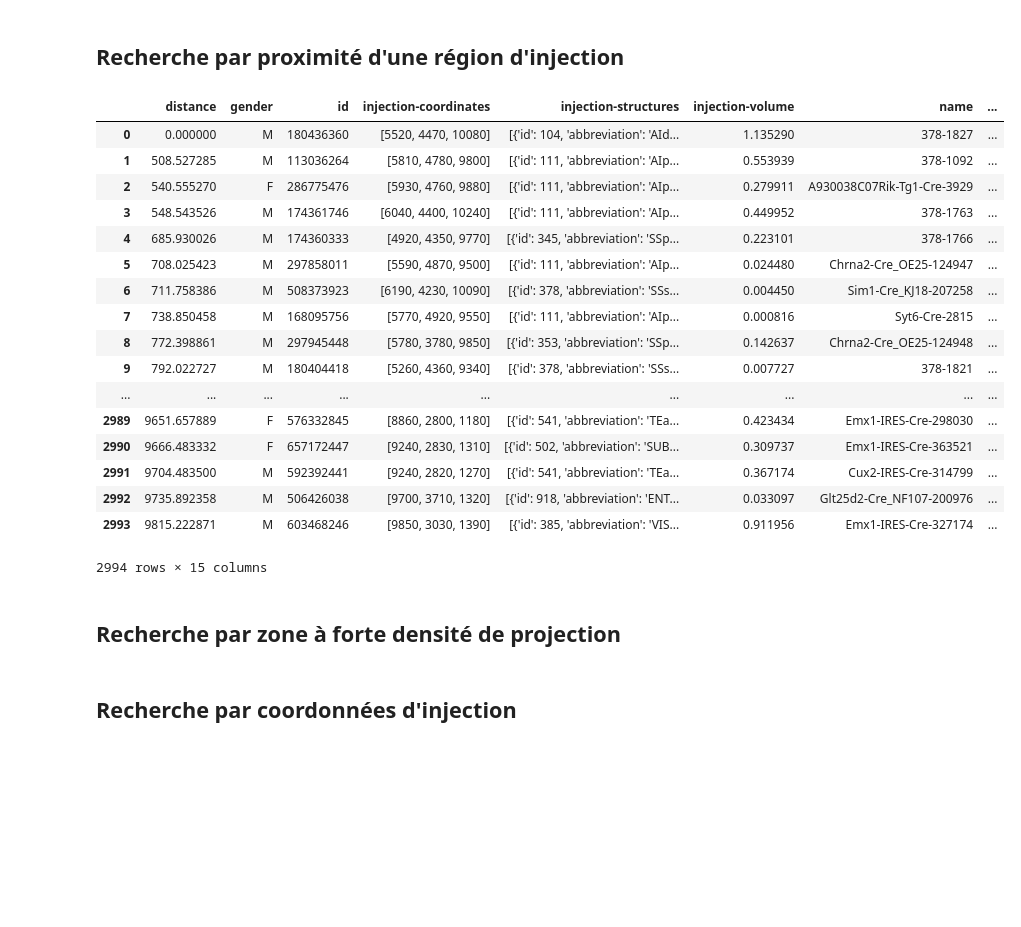
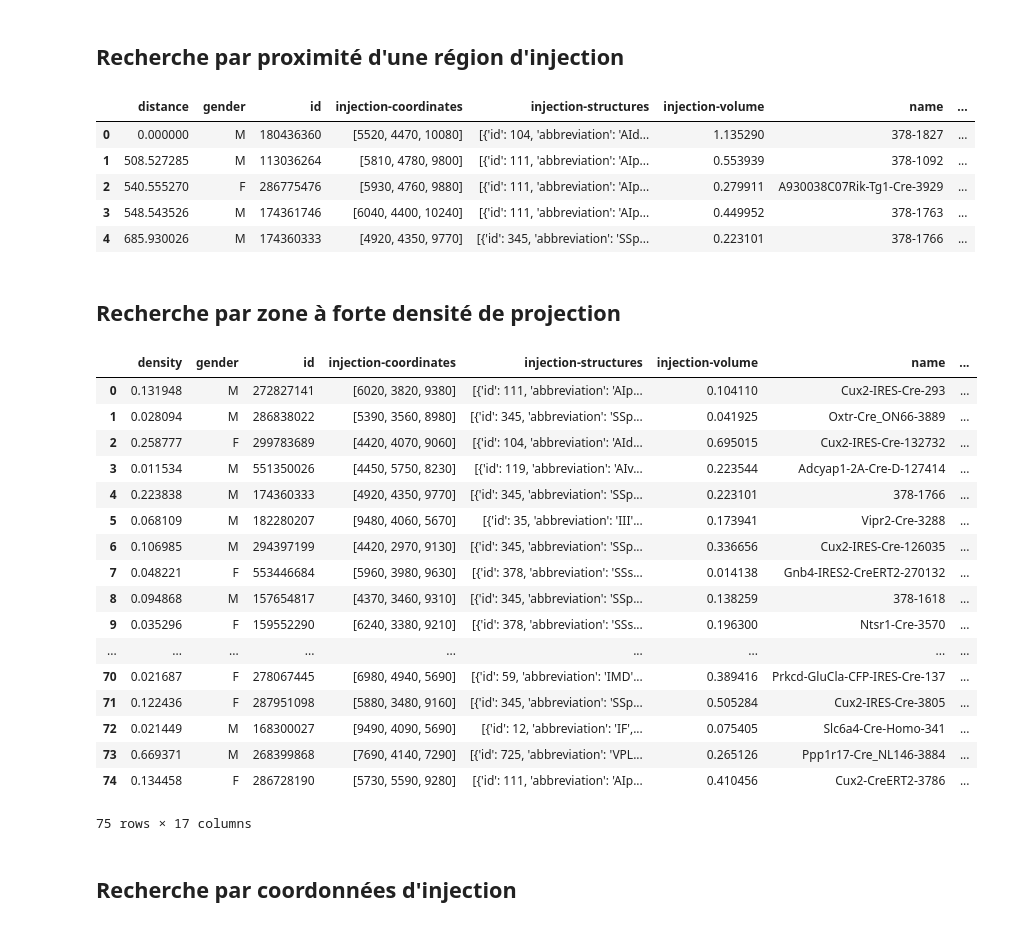
Before and after one commit to linum-uqam/m2m, a Jupyter notebook: src/essais.ipynb, the cells around one changed output. Saved outputs shown, nothing was run; the diff lists cells and outputs as text; code cells hidden in the pictures; blank space fills up the shorter version.

Commit message:
issue #4 : 1er appel API par seuil de densité

```diff
--- a/src/essais.ipynb
+++ b/src/essais.ipynb
@@ -20,37 +20,28 @@ experiments
 # %%
 # experiment_injection_coordinate_search (regions d'injections)
 import pandas as pd
 from allensdk.api.queries.mouse_connectivity_api import MouseConnectivityApi
 
 mca = MouseConnectivityApi()
 
-# get metadata for all experiments
-#http://api.brain-map.org/api/v2/data/query.xml?criteria=service::mouse_connectivity_injection_coordinate[seed_point$eq5520,4470,10080]
-
+# get metadata for all experiments near the injection coordinates
+    # configure the coordinates
 x = 5520
 y = 4470
 z = 10080
 injection_coordinates = [x, y, z]
+
+    # API request on this link http://api.brain-map.org/api/v2/data/query.xml?criteria=service::mouse_connectivity_injection_coordinate[seed_point$eq5520,4470,10080]
 nearby_experiment = mca.experiment_injection_coordinate_search(seed_point=injection_coordinates)
-pd.DataFrame(nearby_experiment)
+
+    # display the experiments
+pd.DataFrame(nearby_experiment).head()
 # %% [output]
 |  | distance | gender | id | injection-coordinates | injection-structures | injection-volume | name | ... |
 | 0 | 0.000000 | M | 180436360 | [5520, 4470, 10080] | [{'id': 104, 'abbreviation': 'AId... | 1.135290 | 378-1827 | ... |
 | 1 | 508.527285 | M | 113036264 | [5810, 4780, 9800] | [{'id': 111, 'abbreviation': 'AIp... | 0.553939 | 378-1092 | ... |
 | 2 | 540.555270 | F | 286775476 | [5930, 4760, 9880] | [{'id': 111, 'abbreviation': 'AIp... | 0.279911 | A930038C07Rik-Tg1-Cre-3929 | ... |
 | 3 | 548.543526 | M | 174361746 | [6040, 4400, 10240] | [{'id': 111, 'abbreviation': 'AIp... | 0.449952 | 378-1763 | ... |
 | 4 | 685.930026 | M | 174360333 | [4920, 4350, 9770] | [{'id': 345, 'abbreviation': 'SSp... | 0.223101 | 378-1766 | ... |
-| 5 | 708.025423 | M | 297858011 | [5590, 4870, 9500] | [{'id': 111, 'abbreviation': 'AIp... | 0.024480 | Chrna2-Cre_OE25-124947 | ... |
-| 6 | 711.758386 | M | 508373923 | [6190, 4230, 10090] | [{'id': 378, 'abbreviation': 'SSs... | 0.004450 | Sim1-Cre_KJ18-207258 | ... |
-| 7 | 738.850458 | M | 168095756 | [5770, 4920, 9550] | [{'id': 111, 'abbreviation': 'AIp... | 0.000816 | Syt6-Cre-2815 | ... |
-| 8 | 772.398861 | M | 297945448 | [5780, 3780, 9850] | [{'id': 353, 'abbreviation': 'SSp... | 0.142637 | Chrna2-Cre_OE25-124948 | ... |
-| 9 | 792.022727 | M | 180404418 | [5260, 4360, 9340] | [{'id': 378, 'abbreviation': 'SSs... | 0.007727 | 378-1821 | ... |
-| ... | ... | ... | ... | ... | ... | ... | ... | ... |
-| 2989 | 9651.657889 | F | 576332845 | [8860, 2800, 1180] | [{'id': 541, 'abbreviation': 'TEa... | 0.423434 | Emx1-IRES-Cre-298030 | ... |
-| 2990 | 9666.483332 | F | 657172447 | [9240, 2830, 1310] | [{'id': 502, 'abbreviation': 'SUB... | 0.309737 | Emx1-IRES-Cre-363521 | ... |
-| 2991 | 9704.483500 | M | 592392441 | [9240, 2820, 1270] | [{'id': 541, 'abbreviation': 'TEa... | 0.367174 | Cux2-IRES-Cre-314799 | ... |
-| 2992 | 9735.892358 | M | 506426038 | [9700, 3710, 1320] | [{'id': 918, 'abbreviation': 'ENT... | 0.033097 | Glt25d2-Cre_NF107-200976 | ... |
-| 2993 | 9815.222871 | M | 603468246 | [9850, 3030, 1390] | [{'id': 385, 'abbreviation': 'VIS... | 0.911956 | Emx1-IRES-Cre-327174 | ... |
-2994 rows × 15 columns
 # %% [markdown]
 ## Recherche par zone à forte densité de projection
@@ -59,3 +48,40 @@ pd.DataFrame(nearby_experiment)
+# %%
+# experiment_spatial_search (densité)
+import pandas as pd
+from allensdk.api.queries.mouse_connectivity_api import MouseConnectivityApi
+
+mca = MouseConnectivityApi()
+
+    # configure the coordinates
+x = 5520
+y = 4470
+z = 10080
+injection_coordinates = [x, y, z]
+
+    # API request
+sections_data_sets = mca.experiment_spatial_search(seed_point=injection_coordinates)
+
+    # display the experiments
+pd.DataFrame(sections_data_sets)
+# %% [output]
+|  | density | gender | id | injection-coordinates | injection-structures | injection-volume | name | ... |
+| 0 | 0.131948 | M | 272827141 | [6020, 3820, 9380] | [{'id': 111, 'abbreviation': 'AIp... | 0.104110 | Cux2-IRES-Cre-293 | ... |
+| 1 | 0.028094 | M | 286838022 | [5390, 3560, 8980] | [{'id': 345, 'abbreviation': 'SSp... | 0.041925 | Oxtr-Cre_ON66-3889 | ... |
+| 2 | 0.258777 | F | 299783689 | [4420, 4070, 9060] | [{'id': 104, 'abbreviation': 'AId... | 0.695015 | Cux2-IRES-Cre-132732 | ... |
+| 3 | 0.011534 | M | 551350026 | [4450, 5750, 8230] | [{'id': 119, 'abbreviation': 'AIv... | 0.223544 | Adcyap1-2A-Cre-D-127414 | ... |
+| 4 | 0.223838 | M | 174360333 | [4920, 4350, 9770] | [{'id': 345, 'abbreviation': 'SSp... | 0.223101 | 378-1766 | ... |
+| 5 | 0.068109 | M | 182280207 | [9480, 4060, 5670] | [{'id': 35, 'abbreviation': 'III'... | 0.173941 | Vipr2-Cre-3288 | ... |
+| 6 | 0.106985 | M | 294397199 | [4420, 2970, 9130] | [{'id': 345, 'abbreviation': 'SSp... | 0.336656 | Cux2-IRES-Cre-126035 | ... |
+| 7 | 0.048221 | F | 553446684 | [5960, 3980, 9630] | [{'id': 378, 'abbreviation': 'SSs... | 0.014138 | Gnb4-IRES2-CreERT2-270132 | ... |
+| 8 | 0.094868 | M | 157654817 | [4370, 3460, 9310] | [{'id': 345, 'abbreviation': 'SSp... | 0.138259 | 378-1618 | ... |
+| 9 | 0.035296 | F | 159552290 | [6240, 3380, 9210] | [{'id': 378, 'abbreviation': 'SSs... | 0.196300 | Ntsr1-Cre-3570 | ... |
+| ... | ... | ... | ... | ... | ... | ... | ... | ... |
+| 70 | 0.021687 | F | 278067445 | [6980, 4940, 5690] | [{'id': 59, 'abbreviation': 'IMD'... | 0.389416 | Prkcd-GluCla-CFP-IRES-Cre-137 | ... |
+| 71 | 0.122436 | F | 287951098 | [5880, 3480, 9160] | [{'id': 345, 'abbreviation': 'SSp... | 0.505284 | Cux2-IRES-Cre-3805 | ... |
+| 72 | 0.021449 | M | 168300027 | [9490, 4090, 5690] | [{'id': 12, 'abbreviation': 'IF',... | 0.075405 | Slc6a4-Cre-Homo-341 | ... |
+| 73 | 0.669371 | M | 268399868 | [7690, 4140, 7290] | [{'id': 725, 'abbreviation': 'VPL... | 0.265126 | Ppp1r17-Cre_NL146-3884 | ... |
+| 74 | 0.134458 | F | 286728190 | [5730, 5590, 9280] | [{'id': 111, 'abbreviation': 'AIp... | 0.410456 | Cux2-CreERT2-3786 | ... |
+75 rows × 17 columns
 # %% [markdown]
 ## Recherche par coordonnées d'injection
 # %%
```
Also changed, not shown: parts of 1 cell of this notebook.
